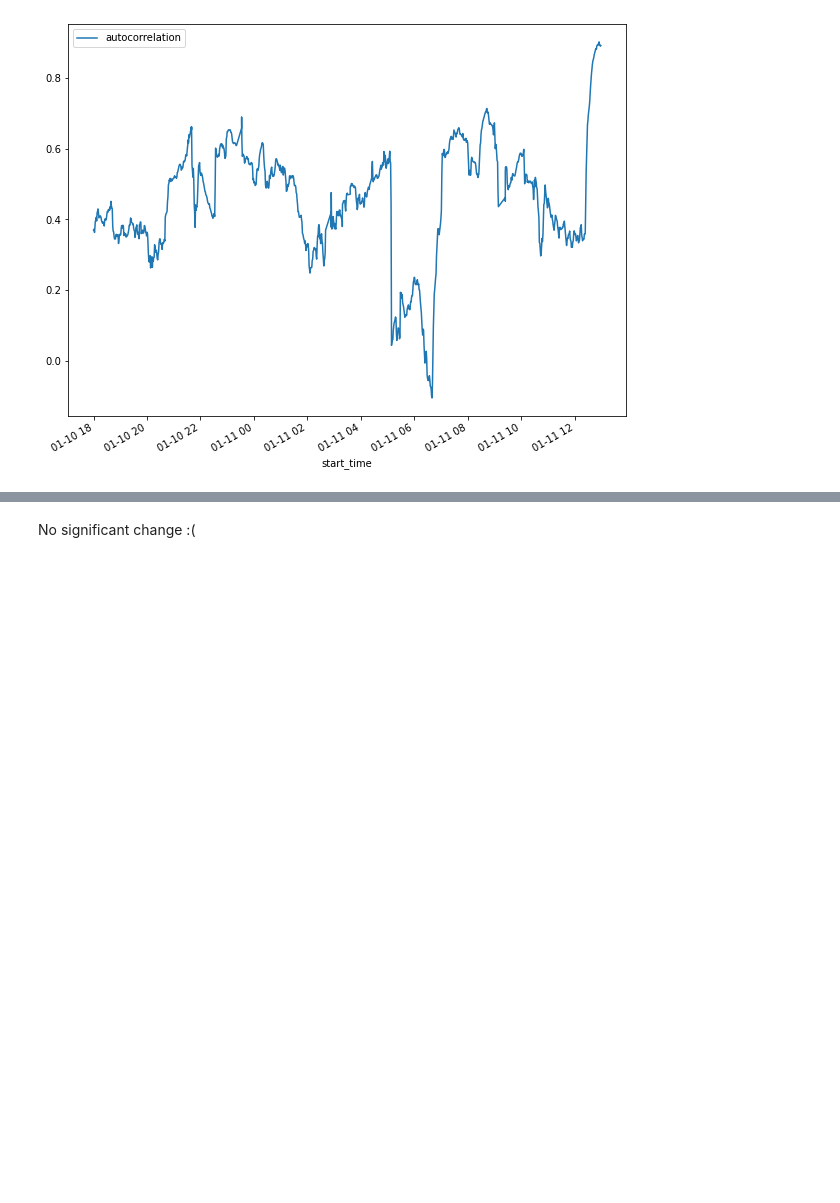
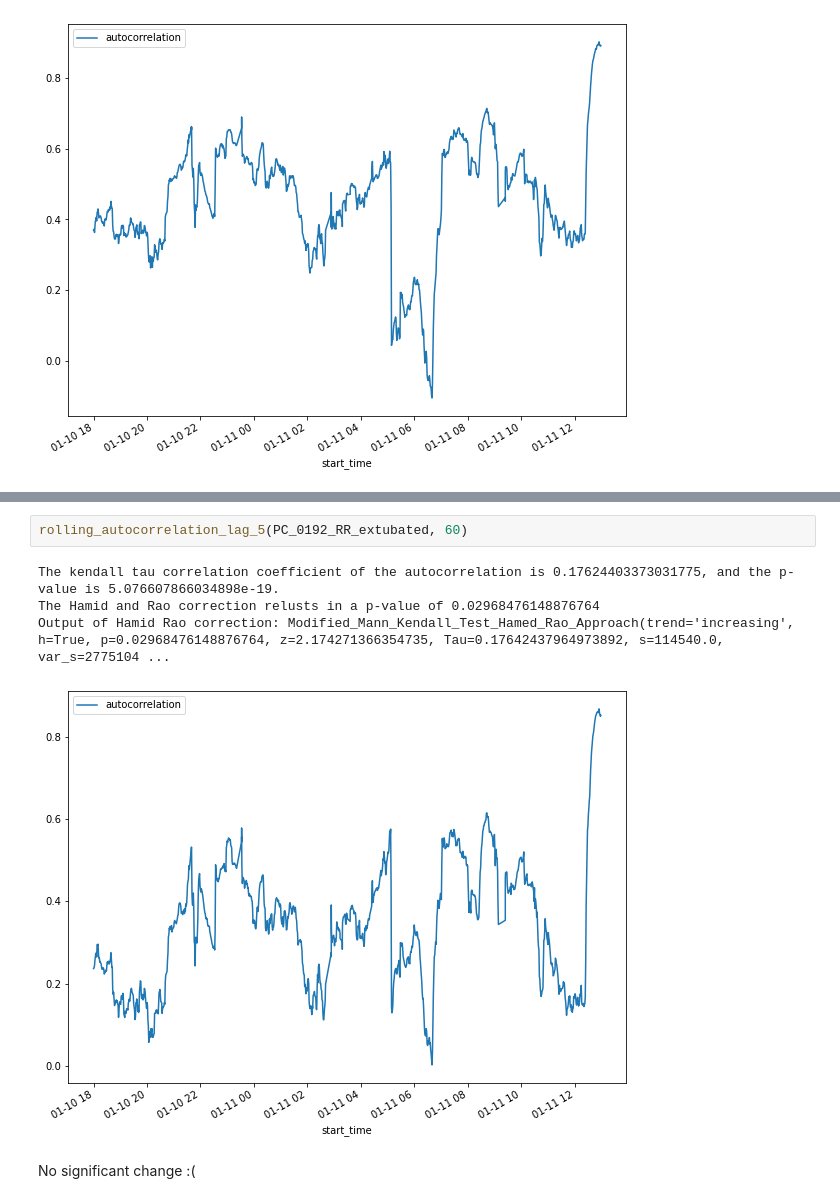
Before and after one commit to l-khali/In2Research, a Jupyter notebook: PC-0192_RR_analysis.ipynb, the cells around one changed output, grey strips where cells are left out. Saved outputs shown, nothing was run; the diff lists cells and outputs as text; blank space fills up the shorter version.

```diff
--- a/PC-0192_RR_analysis.ipynb
+++ b/PC-0192_RR_analysis.ipynb
@@ -409,2 +527,9 @@ Output of Hamid Rao correction: Modified_Mann_Kendall_Test_Hamed_Rao_Approach(tr
+# %%
+rolling_autocorrelation_lag_5(PC_0192_RR_extubated, 60)
+# %% [output]
+The kendall tau correlation coefficient of the autocorrelation is 0.17624403373031775, and the p-value is 5.076607866034898e-19.
+The Hamid and Rao correction relusts in a p-value of 0.02968476148876764
+Output of Hamid Rao correction: Modified_Mann_Kendall_Test_Hamed_Rao_Approach(trend='increasing', h=True, p=0.02968476148876764, z=2.174271366354735, Tau=0.17642437964973892, s=114540.0, var_s=2775104 ...
+[figure, added]
 # %% [markdown]
 No significant change :(
```
Also changed, not shown: parts of 14 cells of this notebook.
